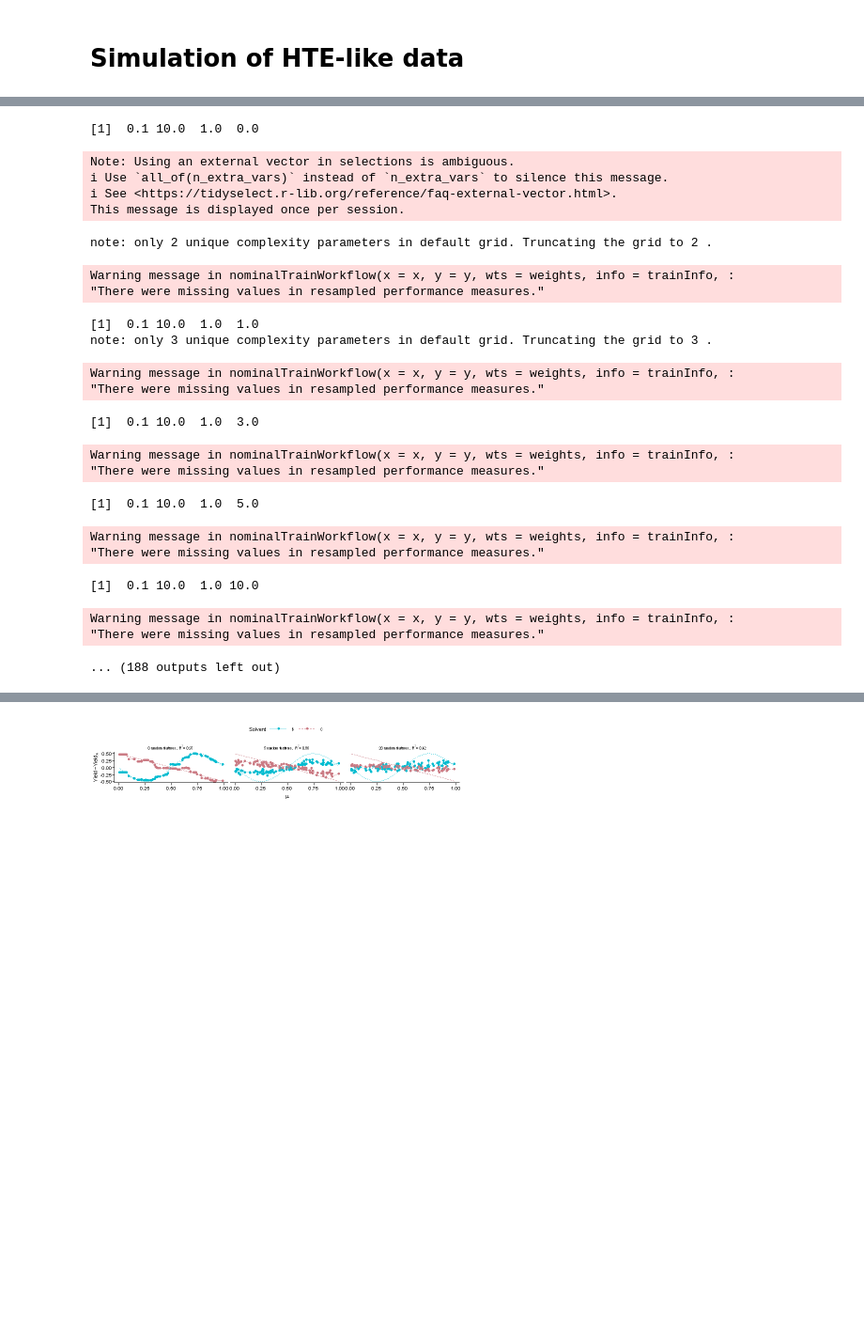
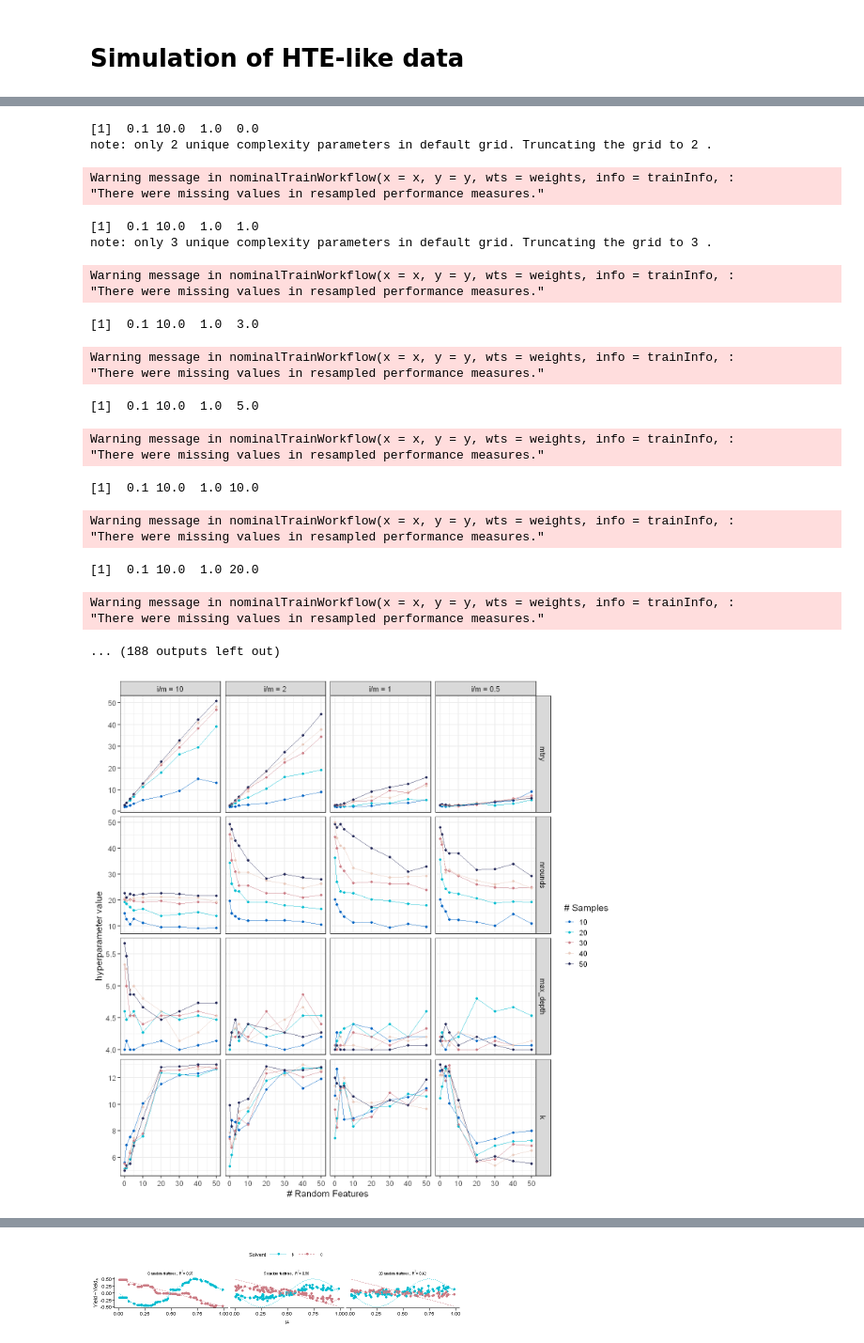
Before and after one commit to doyle-lab-ucla/deoxyfluorination_modeling, a Jupyter notebook: notebooks/Simulation-HTE-R.ipynb, the cells around one changed output, grey strips where cells are left out. Shown at 94% size. Saved outputs shown, nothing was run; the diff lists cells and outputs as text; code cells hidden in the pictures; blank space fills up the shorter version.

```diff
--- a/notebooks/Simulation-HTE-R.ipynb
+++ b/notebooks/Simulation-HTE-R.ipynb
@@ -153,0 +170,12 @@ repeats <- 30
+# %%
+# XGBoost hyperparameters grid
+xgb_grid <- base::expand.grid(
+    nrounds = c(1, 2, 3, 5, 10, 20, 30, 50),
+    max_depth = c(4, 6),
+    eta = 0.3,
+    gamma = 0,
+    colsample_bytree = 1,
+    min_child_weight = 1,
+    subsample = 1)
+
+xgb_grid %>% dplyr::select(nrounds, max_depth) %>% base::t()
@@ -155,6 +193,7 @@ repeats <- 30
 tot_tr <- data.frame()
 tot_val <- data.frame()
 results <- data.frame()
+hyperparams <- data.frame()
 
 for (ratio in ratios) {
     for (n in n_subs) {
@@ -182,6 +221,11 @@ for (ratio in ratios) {
                  trControl = ctrl, tuneGrid = xgb_grid, method = "xgbTree")
                 model.knn <- train(target ~., data = tr_data,
                  trControl = ctrl, tuneLength = 5, method = "knn")
+
+                hyper_df <- data.frame(main_to_int = ratio, n_substrates = n, n_extra_vars = p, iteration = i,
+                  mtry = model.rf$bestTune$mtry, nrounds = model.xgb$bestTune$nrounds, max_depth = model.xgb$bestTune$max_depth,
+                   k = model.knn$bestTune$k)
+                hyperparams <- rbind(hyperparams, hyper_df)
 
                 pred.rf <- predict(model.rf, val_data)
                 pred.xgb <- predict(model.xgb, val_data)
@@ -249,24 +293,23 @@ for (ratio in ratios) {
 }
 # %% [output]
 [1]  0.1 10.0  1.0  0.0
+note: only 2 unique complexity parameters in default grid. Truncating the grid to 2 .
-Note: Using an external vector in selections is ambiguous.
-i Use `all_of(n_extra_vars)` instead of `n_extra_vars` to silence this message.
-i See <https://tidyselect.r-lib.org/reference/faq-external-vector.html>.
-This message is displayed once per session.
+Warning message in nominalTrainWorkflow(x = x, y = y, wts = weights, info = trainInfo, :
+"There were missing values in resampled performance measures."
-note: only 2 unique complexity parameters in default grid. Truncating the grid to 2 .
+[1]  0.1 10.0  1.0  1.0
+note: only 3 unique complexity parameters in default grid. Truncating the grid to 3 .
 Warning message in nominalTrainWorkflow(x = x, y = y, wts = weights, info = trainInfo, :
 "There were missing values in resampled performance measures."
-[1]  0.1 10.0  1.0  1.0
-note: only 3 unique complexity parameters in default grid. Truncating the grid to 3 .
+[1]  0.1 10.0  1.0  3.0
 Warning message in nominalTrainWorkflow(x = x, y = y, wts = weights, info = trainInfo, :
 "There were missing values in resampled performance measures."
-[1]  0.1 10.0  1.0  3.0
+[1]  0.1 10.0  1.0  5.0
 Warning message in nominalTrainWorkflow(x = x, y = y, wts = weights, info = trainInfo, :
 "There were missing values in resampled performance measures."
-[1]  0.1 10.0  1.0  5.0
+[1]  0.1 10.0  1.0 10.0
 Warning message in nominalTrainWorkflow(x = x, y = y, wts = weights, info = trainInfo, :
 "There were missing values in resampled performance measures."
-[1]  0.1 10.0  1.0 10.0
+[1]  0.1 10.0  1.0 20.0
 Warning message in nominalTrainWorkflow(x = x, y = y, wts = weights, info = trainInfo, :
 "There were missing values in resampled performance measures."
 ... (188 outputs left out)
@@ -273,3 +318,30 @@ Warning message in nominalTrainWorkflow(x = x, y = y, wts = weights, info = trai
+# %%
+options(repr.plot.width=12, repr.plot.height=12)
+
+h <- read.csv("simulation_HTE_hyperparams.csv")
+
+x_labeller <- c(
+             "0.1" = "i/m = 10",
+             "0.5" = "i/m = 2",
+             "1" = "i/m = 1",
+             "2" = "i/m = 0.5")
+
+h %>%
+    group_by(main_to_int, n_substrates, n_extra_vars) %>%
+    summarize_all(mean) %>%
+    mutate(n_substrates = factor(n_substrates)) %>%
+    select(-iteration) %>%
+    pivot_longer(cols = c(mtry, nrounds, max_depth, k), names_to="hyper") %>%
+    mutate(hyper = factor(hyper, levels = c('mtry', 'nrounds', 'max_depth', 'k'))) %>%
+    ggplot(aes(x = n_extra_vars, y = value, color = n_substrates)) +
+    geom_point() +
+    geom_line() +
+    facet_grid(hyper ~ main_to_int, scales = 'free', labeller = labeller(main_to_int = x_labeller)) +
+    theme_bw(base_size = 15) +
+    scale_color_manual(values = agd_palette) +
+    labs(x = '# Random Features', color = "# Samples", y = "hyperparameter value")
+# %% [output]
+[figure, added]
 # %%
 ### PLOTS
 results_summary <- results %>%
```
Also changed, not shown: parts of 8 cells of this notebook, 2 other files.
